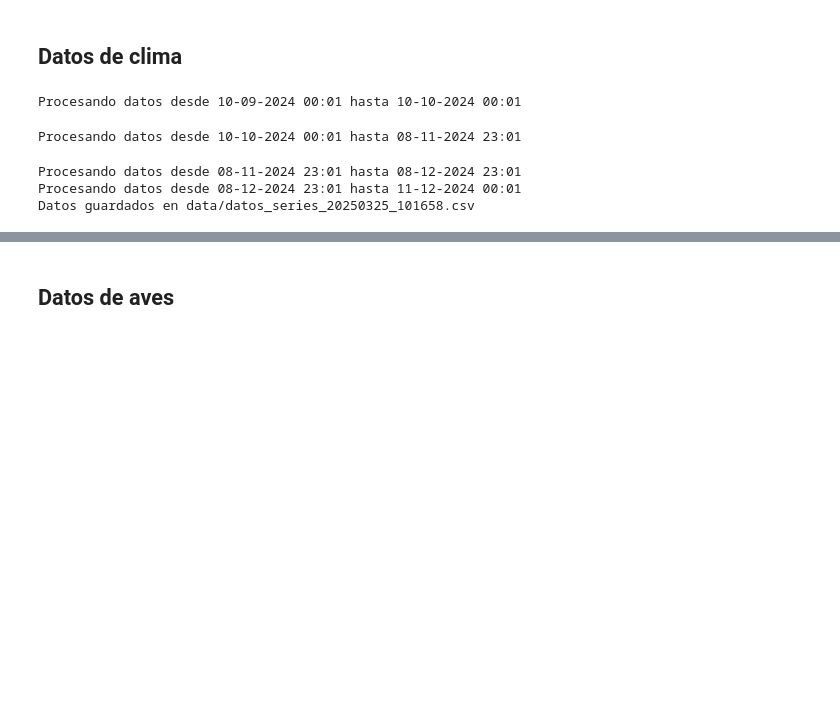
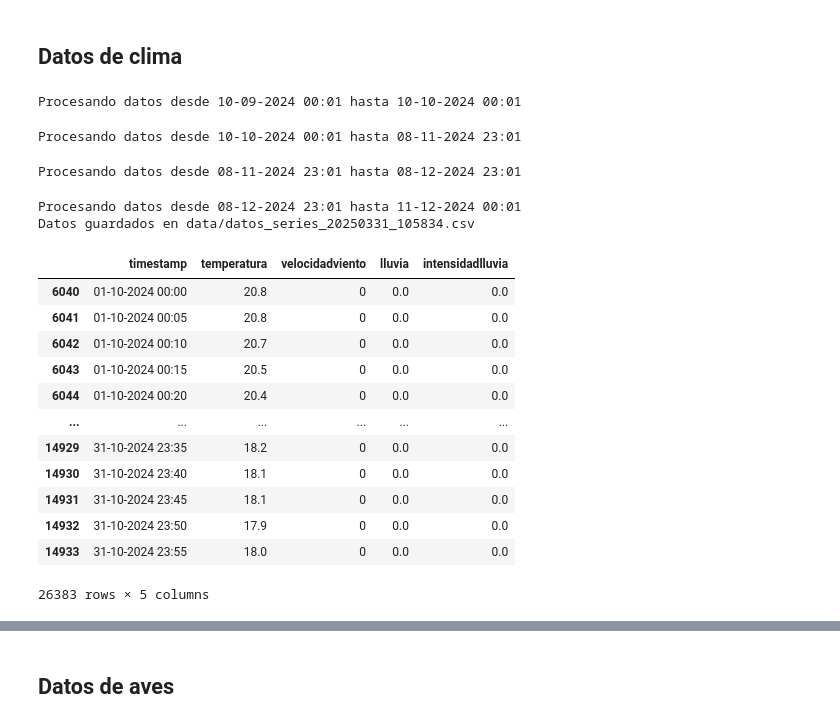
Before and after one commit to hugoloopez/NaturalParkOcuppancy, a Jupyter notebook: obtencion_tratamiento_datos.ipynb, the cells around one changed output, grey strips where cells are left out. Saved outputs shown, nothing was run; the diff lists cells and outputs as text; code cells hidden in the pictures; blank space fills up the shorter version.

```diff
--- a/obtencion_tratamiento_datos.ipynb
+++ b/obtencion_tratamiento_datos.ipynb
@@ -169,18 +183,32 @@ df_final
 # %%
 
 url_api = "https://platon.grc.upv.es/sensingtools-api/api/user-hard-sensors/5rTM-4sB-iVpGSRJcSJV/data"
 sensores = ["temperatura", "velocidadviento", "direccionviento","lluvia", "intensidadlluvia", "radiacionsolar"]
 fecha_inicio = "10-09-2024 00:01"
 fecha_fin = "11-12-2024 00:01"
 ubicaciones = ['5rTM-4sB-iVpGSRJcSJV_La Mata - Parque Natural_38.02519_-0.65845_0']
 
 df_meteo = obtener_datos_api(url_api, sensores, fecha_inicio, fecha_fin, ubicaciones)
+df_meteo
 # %% [output]
 Procesando datos desde 10-09-2024 00:01 hasta 10-10-2024 00:01
 Procesando datos desde 10-10-2024 00:01 hasta 08-11-2024 23:01
 Procesando datos desde 08-11-2024 23:01 hasta 08-12-2024 23:01
-Procesando datos desde 08-12-2024 23:01 hasta 11-12-2024 00:01
-Datos guardados en data/datos_series_20250325_101658.csv
+Procesando datos desde 08-12-2024 23:01 hasta 11-12-2024 00:01
+Datos guardados en data/datos_series_20250331_105834.csv
+|  | timestamp | temperatura | velocidadviento | lluvia | intensidadlluvia |
+| 6040 | 01-10-2024 00:00 | 20.8 | 0 | 0.0 | 0.0 |
+| 6041 | 01-10-2024 00:05 | 20.8 | 0 | 0.0 | 0.0 |
+| 6042 | 01-10-2024 00:10 | 20.7 | 0 | 0.0 | 0.0 |
+| 6043 | 01-10-2024 00:15 | 20.5 | 0 | 0.0 | 0.0 |
+| 6044 | 01-10-2024 00:20 | 20.4 | 0 | 0.0 | 0.0 |
+| ... | ... | ... | ... | ... | ... |
+| 14929 | 31-10-2024 23:35 | 18.2 | 0 | 0.0 | 0.0 |
+| 14930 | 31-10-2024 23:40 | 18.1 | 0 | 0.0 | 0.0 |
+| 14931 | 31-10-2024 23:45 | 18.1 | 0 | 0.0 | 0.0 |
+| 14932 | 31-10-2024 23:50 | 17.9 | 0 | 0.0 | 0.0 |
+| 14933 | 31-10-2024 23:55 | 18.0 | 0 | 0.0 | 0.0 |
+26383 rows × 5 columns
 # %%
 df_meteo
 # %% [output]
```
Also changed, not shown: parts of 14 cells of this notebook.
